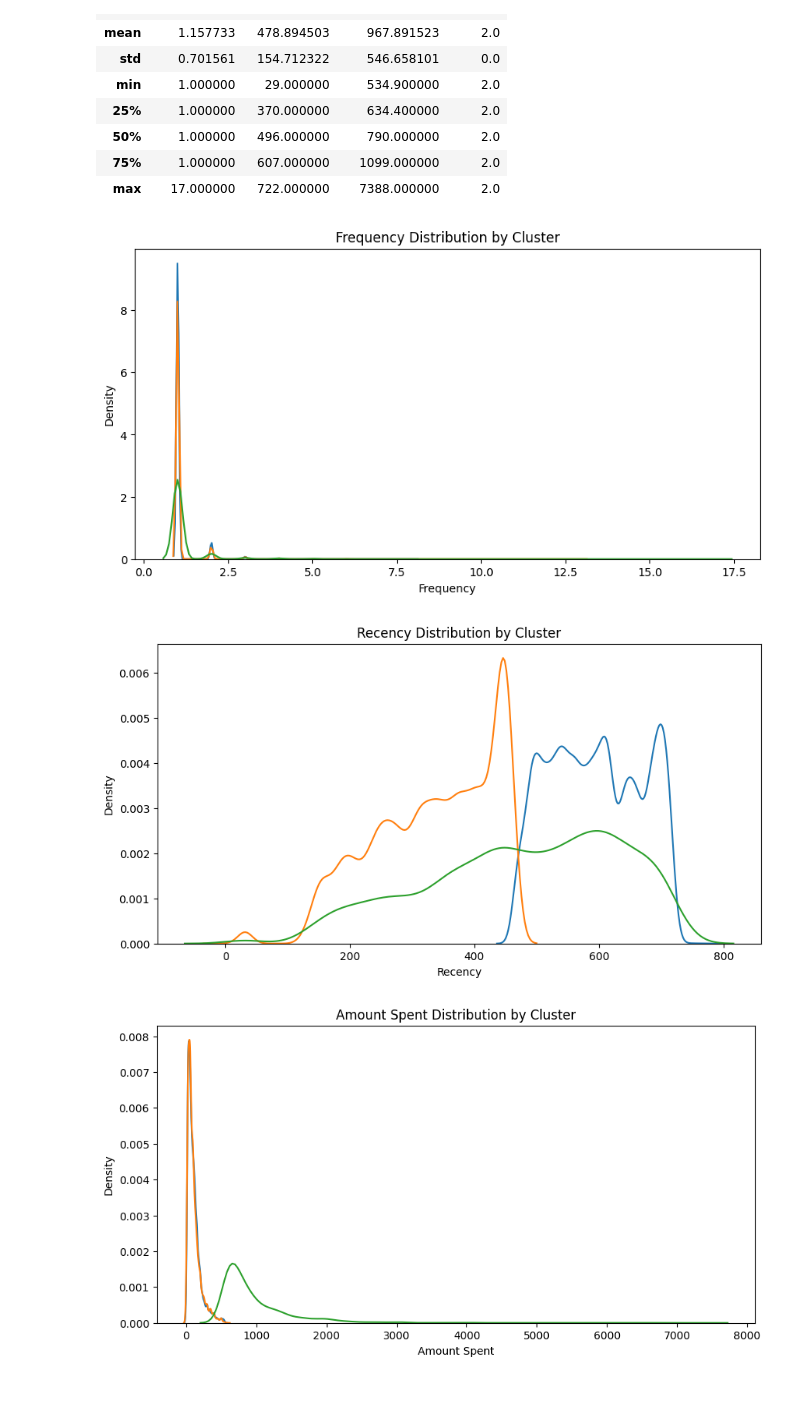
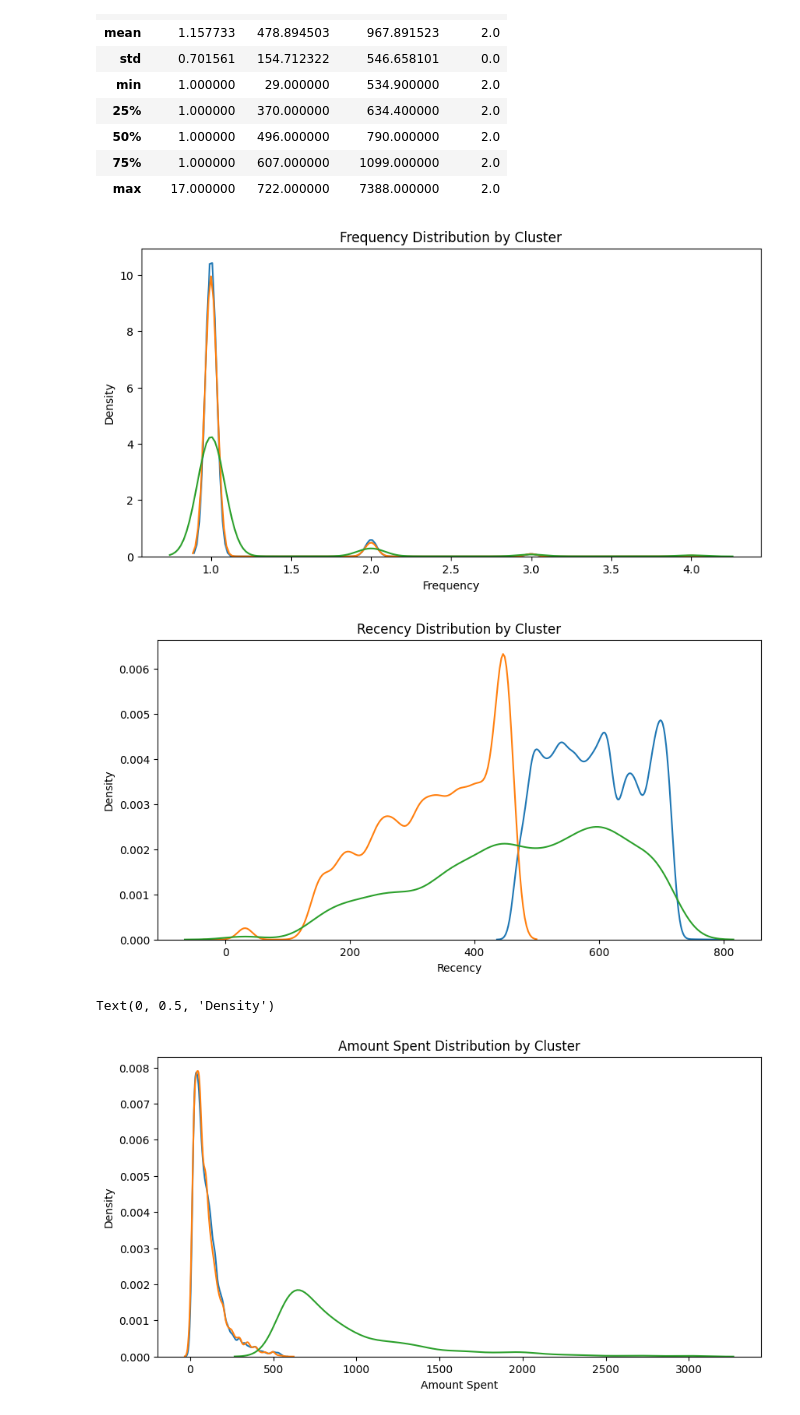
Before and after one commit to ThomasMeb/Projet_4, a Jupyter notebook: Mebarki_Thomas_notebook_essais_022023.ipynb, the cells around one changed output. Saved outputs shown, nothing was run; the diff lists cells and outputs as text; code cells hidden in the pictures.

```diff
--- a/Mebarki_Thomas_notebook_essais_022023.ipynb
+++ b/Mebarki_Thomas_notebook_essais_022023.ipynb
@@ -192,36 +192,36 @@ data_cluster_2.describe()
 | 75% | 1.000000 | 607.000000 | 1099.000000 | 2.0 |
 | max | 17.000000 | 722.000000 | 7388.000000 | 2.0 |
 # %%
-# Plot the distribution of frequency for each cluster
+# Plot the distribution of frequency under 5 for each cluster
 plt.figure(figsize=(10,5))
-sns.kdeplot(data_cluster_0['frequency'], label='Cluster 0', legend=True)
-sns.kdeplot(data_cluster_1['frequency'], label='Cluster 1', legend=True)
-sns.kdeplot(data_cluster_2['frequency'], label='Cluster 2', legend=True)
+sns.kdeplot(data_cluster_0.loc[data_cluster_0['frequency']<5]['frequency'], label='Cluster 0', legend=True)
+sns.kdeplot(data_cluster_1.loc[data_cluster_1['frequency']<5]['frequency'], label='Cluster 1', legend=True)
+sns.kdeplot(data_cluster_2.loc[data_cluster_2['frequency']<5]['frequency'], label='Cluster 2', legend=True)
 plt.title('Frequency Distribution by Cluster')
 plt.xlabel('Frequency')
 plt.ylabel('Density')
 plt.show()
 
 # Plot the distribution of recency for each cluster
 plt.figure(figsize=(10,5))
 sns.kdeplot(data_cluster_0['recency'], label='Cluster 0', legend=True)
 sns.kdeplot(data_cluster_1['recency'], label='Cluster 1', legend=True)
 sns.kdeplot(data_cluster_2['recency'], label='Cluster 2', legend=True)
 plt.title('Recency Distribution by Cluster')
 plt.xlabel('Recency')
 plt.ylabel('Density')
 plt.show()
 
-# Plot the distribution of amount spent for each cluster
+# Plot the distribution of amount spent under 3000 for each cluster
 plt.figure(figsize=(10,5))
-sns.kdeplot(data_cluster_0['amount_spent'], label='Cluster 0', legend=True)
-sns.kdeplot(data_cluster_1['amount_spent'], label='Cluster 1', legend=True)
-sns.kdeplot(data_cluster_2['amount_spent'], label='Cluster 2', legend=True)
+sns.kdeplot(data_cluster_0.loc[data_cluster_0['amount_spent']<3000]['amount_spent'], label='Cluster 0', legend=True)
+sns.kdeplot(data_cluster_1.loc[data_cluster_1['amount_spent']<3000]['amount_spent'], label='Cluster 1', legend=True)
+sns.kdeplot(data_cluster_2.loc[data_cluster_2['amount_spent']<3000]['amount_spent'], label='Cluster 2', legend=True)
 plt.title('Amount Spent Distribution by Cluster')
 plt.xlabel('Amount Spent')
 plt.ylabel('Density')
-plt.show()
 # %% [output]
-[figure, old version]
+[figure, new version]
 [figure]
+Text(0, 0.5, 'Density')
-[figure, old version]
+[figure, new version]
```
